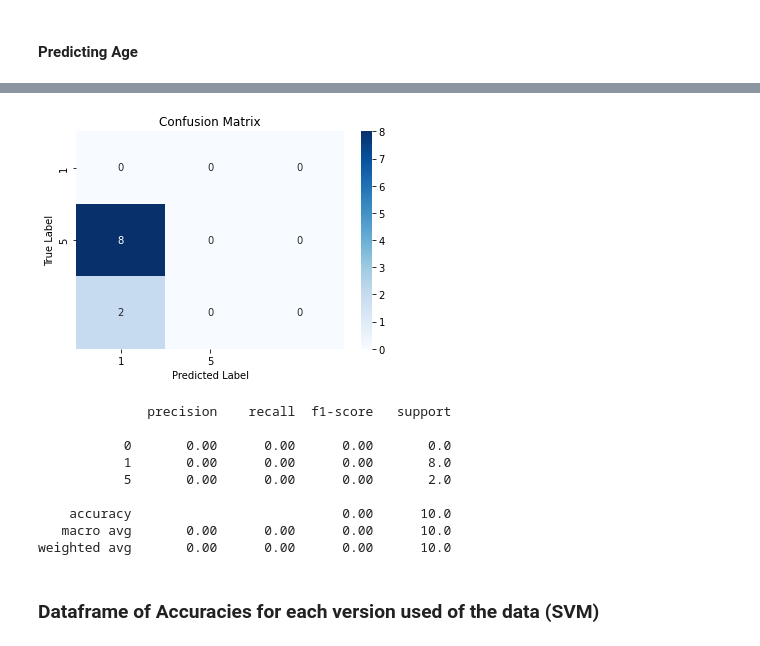
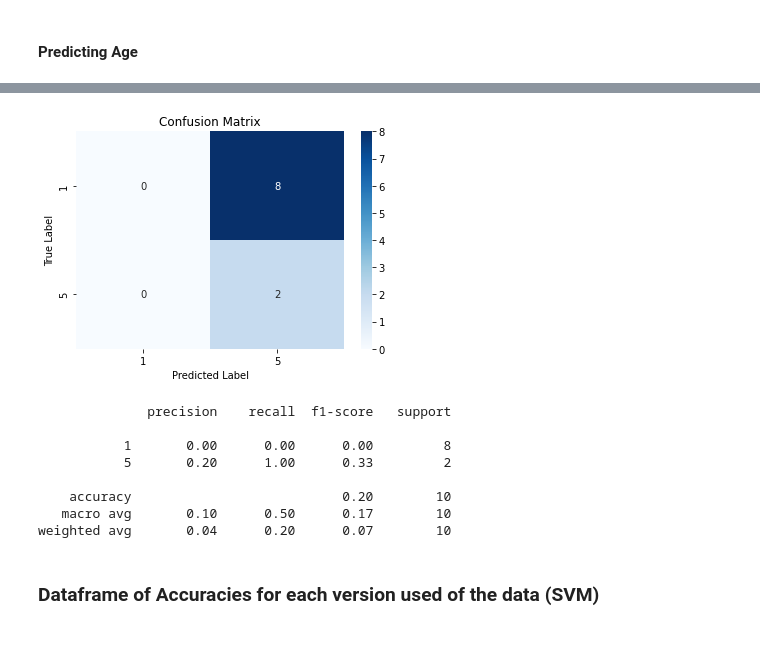
Before and after one commit to ASobreira/Advanced-Machine-Learning, a Jupyter notebook: Project/Project/project_AAA_tudoCorre.ipynb, the cells around one changed output, grey strips where cells are left out. Saved outputs shown, nothing was run; the diff lists cells and outputs as text; code cells hidden in the pictures.

```diff
--- a/Project/Project/project_AAA_tudoCorre.ipynb
+++ b/Project/Project/project_AAA_tudoCorre.ipynb
@@ -1722,3 +1704,3 @@ Epoch 2/2
 # %%
-prediction_metrics(cnn, X_test, y_test, age_classes)
+prediction_metrics(cnn, encoded_test, y_test, age_classes)
 # %% [output]
@@ -1726,14 +1708,13 @@ prediction_metrics(cnn, X_test, y_test, age_classes)
 MCC:  0.0
-[figure, old version]
+[figure, new version]
               precision    recall  f1-score   support
 
-           0       0.00      0.00      0.00       0.0
-           1       0.00      0.00      0.00       8.0
-           5       0.00      0.00      0.00       2.0
+           1       0.00      0.00      0.00         8
+           5       0.20      1.00      0.33         2
 
-    accuracy                           0.00      10.0
-   macro avg       0.00      0.00      0.00      10.0
-weighted avg       0.00      0.00      0.00      10.0
+    accuracy                           0.20        10
+   macro avg       0.10      0.50      0.17        10
+weighted avg       0.04      0.20      0.07        10
 # %% [markdown]
 ### Dataframe of Accuracies for each version used of the data (SVM)
 # %%
```
Also changed, not shown: parts of 43 cells of this notebook, 1 other file.
